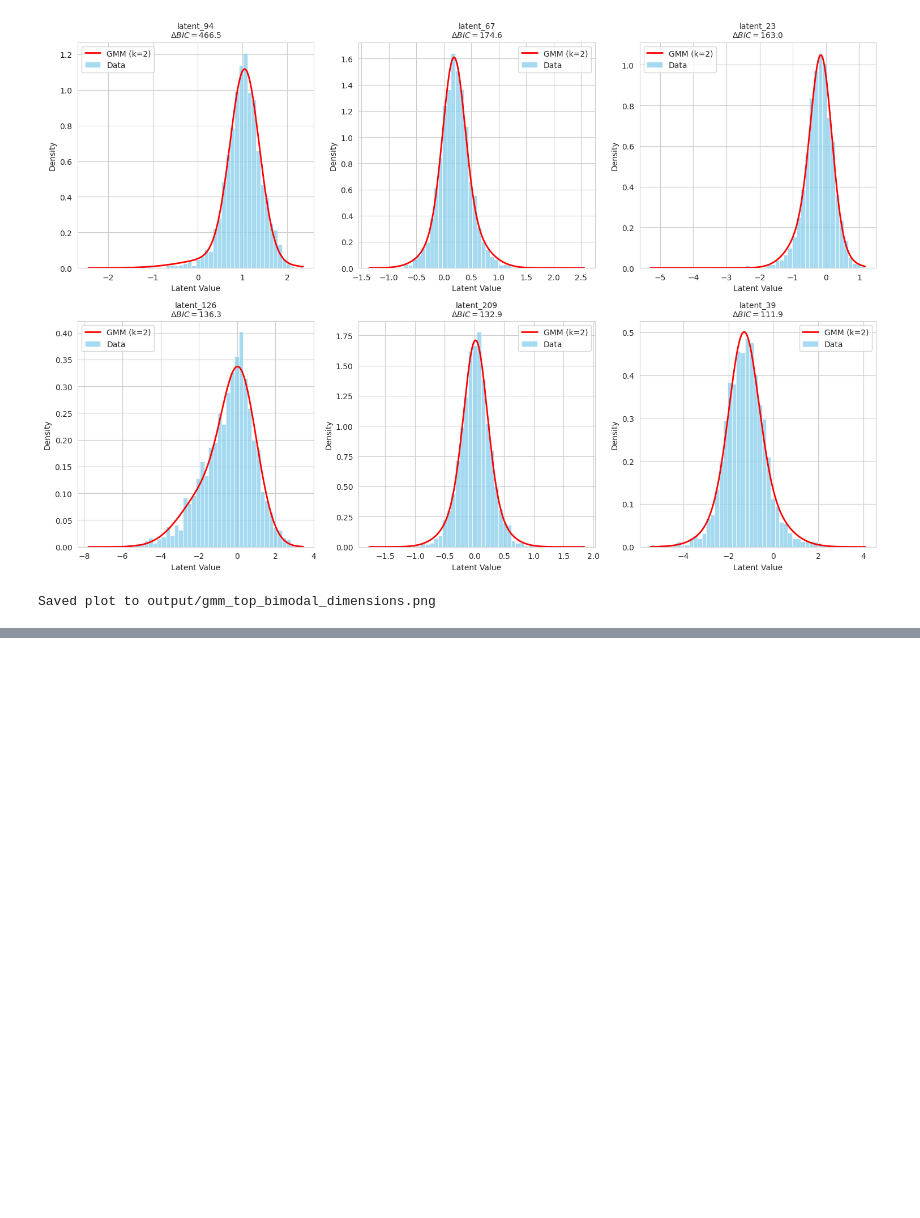
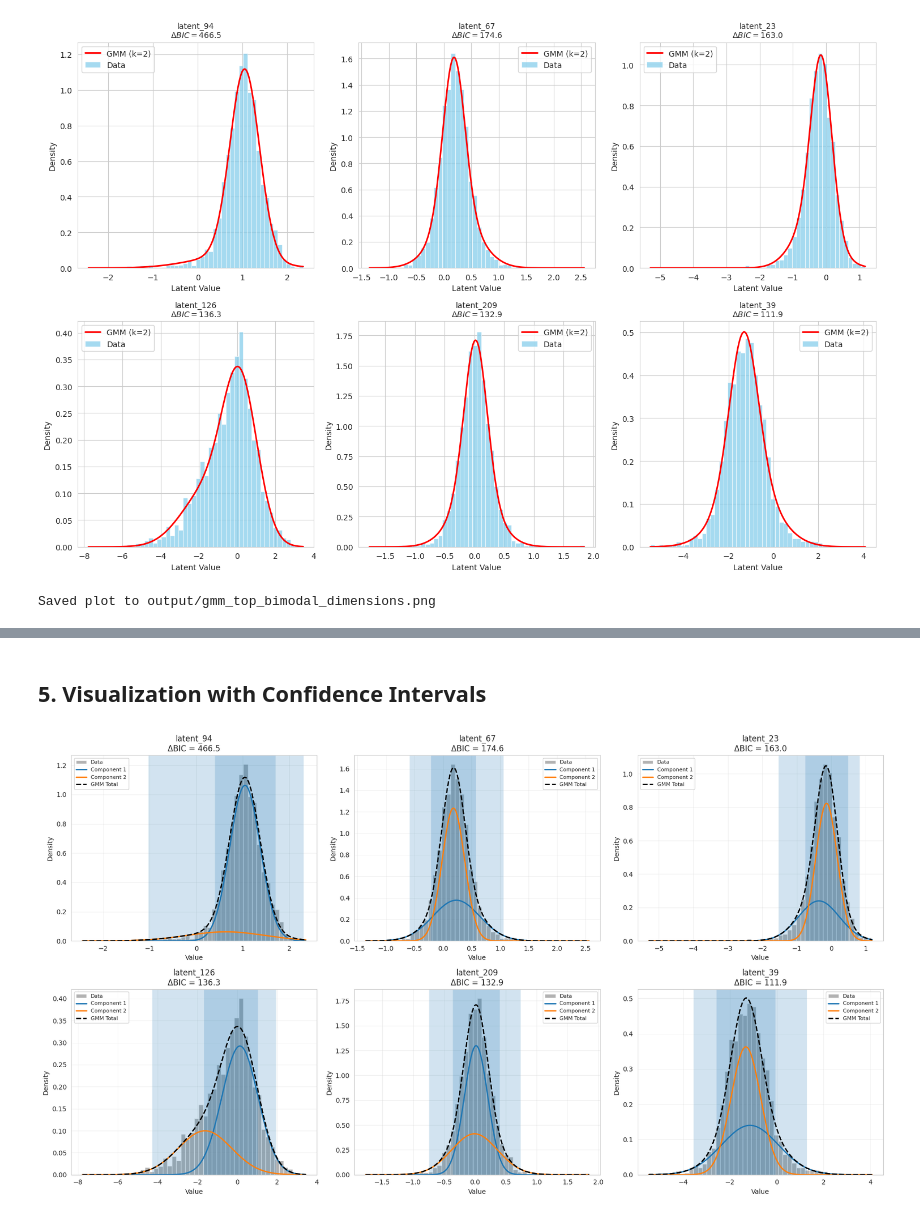
Before and after one commit to figoo210/unsupervised-parkinsons-imaging, a Jupyter notebook: 5.4_GMM_Distribution_Analysis.ipynb, the cells around one changed output, grey strips where cells are left out. Saved outputs shown, nothing was run; the diff lists cells and outputs as text; code cells hidden in the pictures; blank space fills up the shorter version.

```diff
--- a/5.4_GMM_Distribution_Analysis.ipynb
+++ b/5.4_GMM_Distribution_Analysis.ipynb
@@ -155,0 +330,47 @@ Saved plot to output/gmm_top_bimodal_dimensions.png
+# %% [markdown]
+## 5. Visualization with Confidence Intervals
+# %%
+# Enhanced visualization with confidence intervals
+fig, axes = plt.subplots(2, 3, figsize=(18, 10))
+axes = axes.flatten()
+
+for idx in range(min(6, len(df_gmm[df_gmm['Is_Bimodal']]))):
+    row = df_gmm[df_gmm['Is_Bimodal']].iloc[idx]
+    dim = row['Dimension']
+    X = df_latent[[dim]].values.flatten()
+
+    # Fit GMM
+    gmm2 = GaussianMixture(n_components=2, random_state=42)
+    gmm2.fit(X.reshape(-1, 1))
+
+    # Plot histogram
+    axes[idx].hist(X, bins=50, density=True, alpha=0.6, color='gray', label='Data')
+
+    # Plot GMM components with confidence intervals
+    x_range = np.linspace(X.min(), X.max(), 1000)
+    for i in range(2):
+        mean = gmm2.means_[i][0]
+        std = np.sqrt(gmm2.covariances_[i][0][0])
+        weight = gmm2.weights_[i]
+
+        # Component PDF
+        component_pdf = weight * stats.norm.pdf(x_range, mean, std)
+        axes[idx].plot(x_range, component_pdf, label=f'Component {i+1}', linewidth=2)
+
+        # Confidence interval (±2 std)
+        axes[idx].axvspan(mean - 2*std, mean + 2*std, alpha=0.2)
+
+    # Overall GMM PDF
+    overall_pdf = np.exp(gmm2.score_samples(x_range.reshape(-1, 1)))
+    axes[idx].plot(x_range, overall_pdf, 'k--', linewidth=2, label='GMM Total')
+
+    axes[idx].set_title(f'{dim}\nΔBIC = {row["Delta_BIC"]:.1f}')
+    axes[idx].set_xlabel('Value')
+    axes[idx].set_ylabel('Density')
+    axes[idx].legend(fontsize=8)
+    axes[idx].grid(True, alpha=0.3)
+
+plt.tight_layout()
+plt.show()
+# %% [output]
+[figure, added]
```
Also changed, not shown: parts of 11 cells of this notebook.
